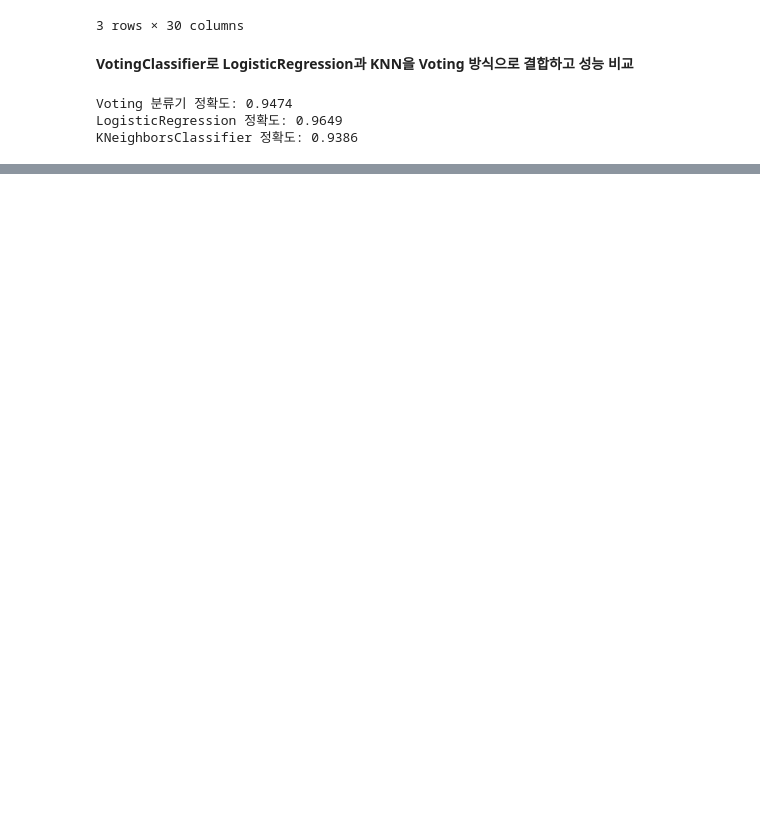
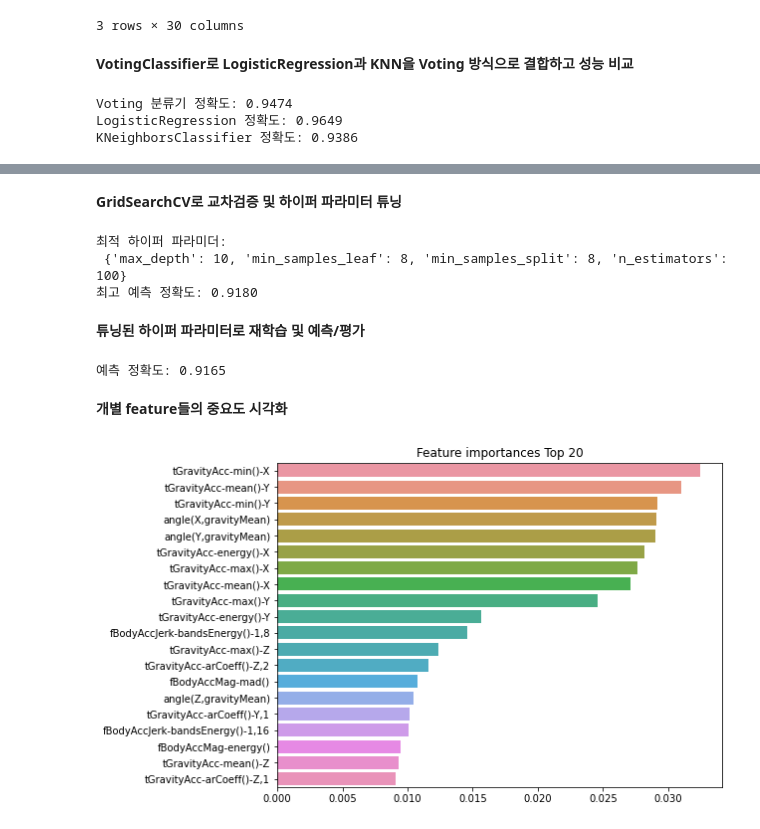
Before and after one commit to n0y0j/machine-learning-study, a Jupyter notebook: Chapter4/4.3_Ensemble_Learning.ipynb, the cells around one changed output, grey strips where cells are left out. Drawn from its saved outputs; the diff is of its cells as text; code cells hidden in the pictures; blank space fills up the shorter version.

Commit message:
Study Random Forest Classifier.

```diff
--- a/Chapter4/4.3_Ensemble_Learning.ipynb
+++ b/Chapter4/4.3_Ensemble_Learning.ipynb
@@ -74,0 +138,50 @@ KNeighborsClassifier 정확도: 0.9386
+# %% [markdown]
+**GridSearchCV로 교차검증 및 하이퍼 파라미터 튜닝**
+# %%
+from sklearn.model_selection import GridSearchCV
+
+params = {
+    'n_estimators': [100],
+    'max_depth': [6, 8, 10, 12],
+    'min_samples_leaf': [8, 12, 18],
+    'min_samples_split': [8, 16, 20]
+}
+
+# n_jobs = -1, 전체 CPU의 call을 모두 활용
+rf_clf = RandomForestClassifier(random_state = 0, n_jobs = -1)
+grid_cv = GridSearchCV(rf_clf, param_grid = params, cv = 2, n_jobs = -1)
+grid_cv.fit(X_train, y_train)
+
+print('최적 하이퍼 파라미더: \n', grid_cv.best_params_)
+print('최고 예측 정확도: {0:.4f}'.format(grid_cv.best_score_))
+# %% [output]
+최적 하이퍼 파라미더:
+ {'max_depth': 10, 'min_samples_leaf': 8, 'min_samples_split': 8, 'n_estimators': 100}
+최고 예측 정확도: 0.9180
+# %% [markdown]
+**튜닝된 하이퍼 파라미터로 재학습 및 예측/평가**
+# %%
+rf_clf1 = RandomForestClassifier(n_estimators = 300, max_depth = 10, min_samples_leaf = 8, min_samples_split =  8, random_state = 0)
+
+rf_clf1.fit(X_train, y_train)
+pred = rf_clf1.predict(X_test)
+print('예측 정확도: {0:.4f}'.format(accuracy_score(y_test, pred)))
+# %% [output]
+예측 정확도: 0.9165
+# %% [markdown]
+**개별 feature들의 중요도 시각화**
+# %%
+import matplotlib.pyplot as plt
+import seaborn as sns
+%matplotlib inline
+
+ftr_importances_values = rf_clf1.feature_importances_
+ftr_importances = pd.Series(ftr_importances_values,index=X_train.columns  )
+ftr_top20 = ftr_importances.sort_values(ascending=False)[:20]
+
+plt.figure(figsize=(8,6))
+plt.title('Feature importances Top 20')
+sns.barplot(x=ftr_top20 , y = ftr_top20.index)
+plt.show()
+# %% [output]
+[figure, added]
```
Also changed, not shown: parts of 6 cells of this notebook.
